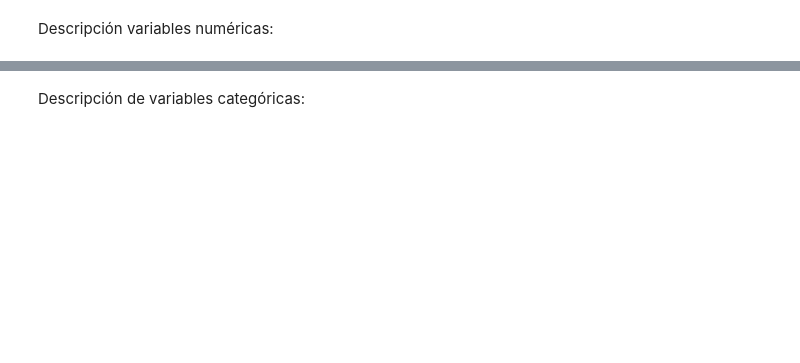
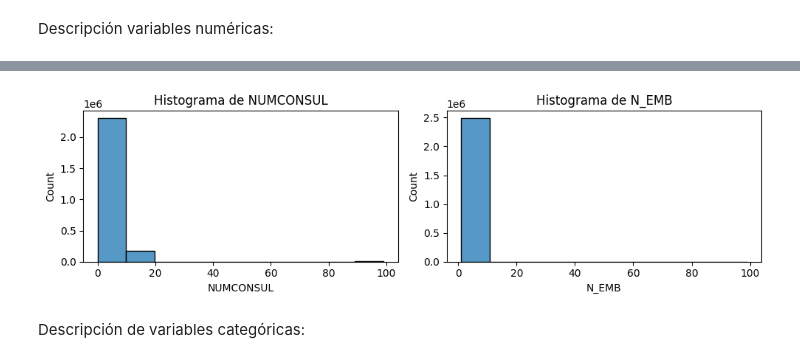
Before and after one commit to despinosaa/Proyecto2_BI, a Jupyter notebook: Data_Preprocessing.ipynb, the cells around one changed output, grey strips where cells are left out. Cells and saved outputs as stored; diff of their text form; code cells hidden in the pictures; blank space fills up the shorter version.

```diff
--- a/Data_Preprocessing.ipynb
+++ b/Data_Preprocessing.ipynb
@@ -6,7 +6,7 @@ import plotly.express as px
 import numpy as np
 # %%
 # Cargar datos
-raw_data_17 = pd.read_csv('PROYECTO2_BI/Data/nac2017.csv')
-raw_data_18 = pd.read_csv('PROYECTO2_BI/Data/nac2018.csv')
-raw_data_21 = pd.read_csv('PROYECTO2_BI/Data/nac2021.csv')
-raw_data_22 = pd.read_csv('PROYECTO2_BI/Data/nac2022.csv')
+raw_data_17 = pd.read_csv('Data/nac2017.csv', encoding='latin')
+raw_data_18 = pd.read_csv('Data/nac2018.csv', encoding='latin')
+raw_data_21 = pd.read_csv('Data/nac2021.csv', encoding='latin')
+raw_data_22 = pd.read_csv('Data/nac2022.csv', encoding='latin')
@@ -15,3 +13,8 @@ FileNotFoundError: [Errno 2] No such file or directory: 'PROYECTO2_BI/Data/nac20
 # %%
 raw_data_21 = raw_data_21.drop(columns="TIPOFORMULARIO")
+raw_data_22 = raw_data_22.drop(columns="TIPOFORMULARIO")
+# %%
+raw_data_tot = pd.concat([raw_data_17, raw_data_18, raw_data_21, raw_data_22], ignore_index=True)
+# %%
+raw_data_tot = raw_data_tot.drop(columns=['ATEN_PAR','T_GES_AGRU_CIE','IDPERTET','IDPERTET','CODPRES','N_HIJOSV','IDCLASADMI','ULTCURMAD','ULTCURPAD','PROFESION','EDAD_PADRE','NIV_EDUP'])
 # %%
@@ -29,16 +59,17 @@ raw_data.describe()
 # %%
 # Gráficos para variables numéricas
-features_num = raw_data.select_dtypes(include=['float64', 'int64']).columns
+features_num = ['NUMCONSUL','N_EMB']
 
-plt.figure(figsize=(20, 15))
-
+plt.figure(figsize=(10, 3))
 for i, feature in enumerate(features_num):
-    plt.subplot(2, 4, i+1)  # Crear subplots en una cuadrícula de 2 filas y 4 columnas
-    sns.histplot(data=raw_data, x=feature, kde=False, bins=10)
+    plt.subplot(1, 2, i+1)  # Crear subplots en una cuadrícula de 2 filas y 4 columnas
+    sns.histplot(data=raw_data_tot, x=feature, kde=False, bins=10)
     plt.title(f'Histograma de {feature}')
     plt.tight_layout()
 
 plt.show()
+# %% [output]
+[figure, added]
 # %% [markdown]
 Descripción de variables categóricas:
 # %%
```
Also changed, not shown: parts of 17 cells of this notebook, 10 other files.
